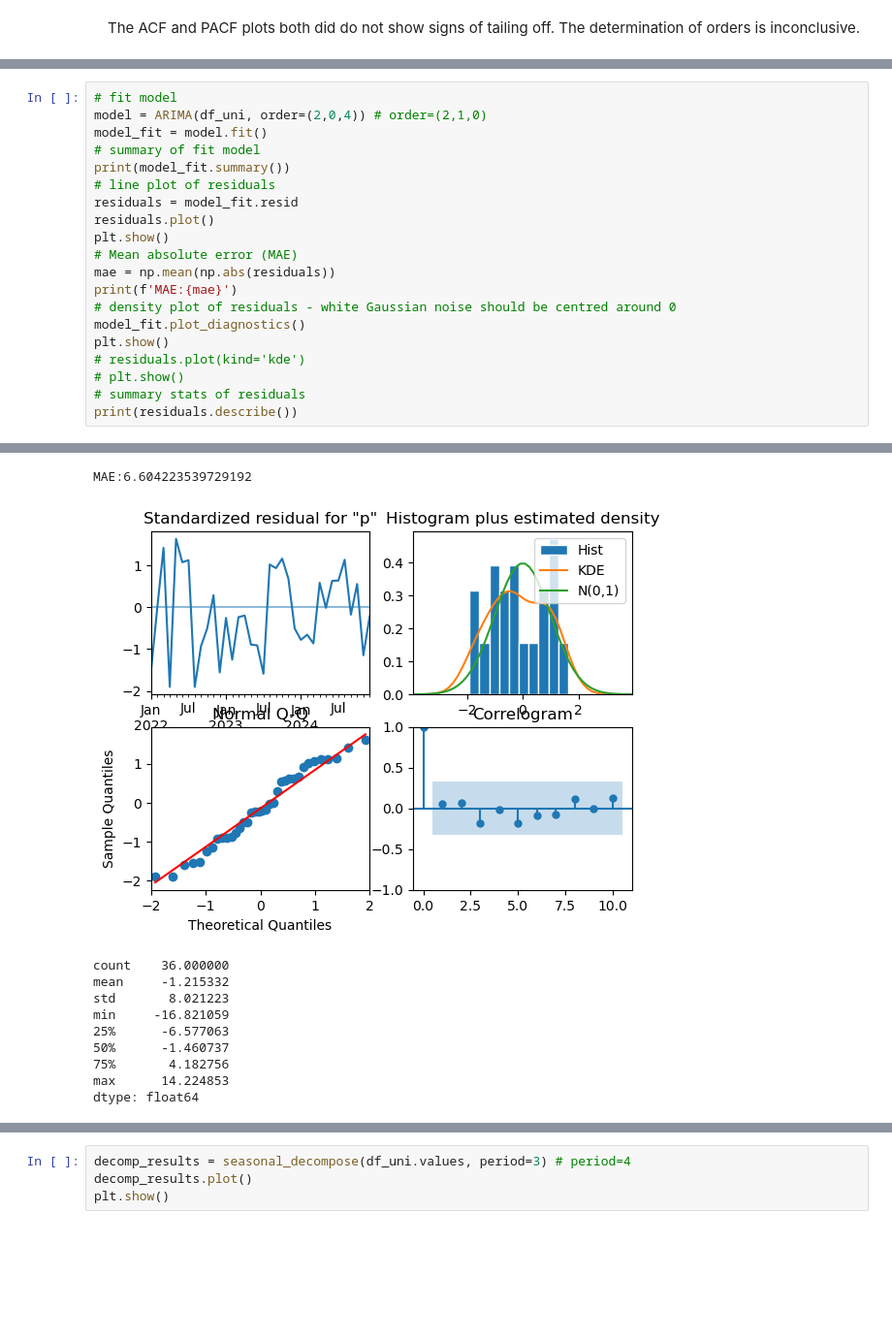
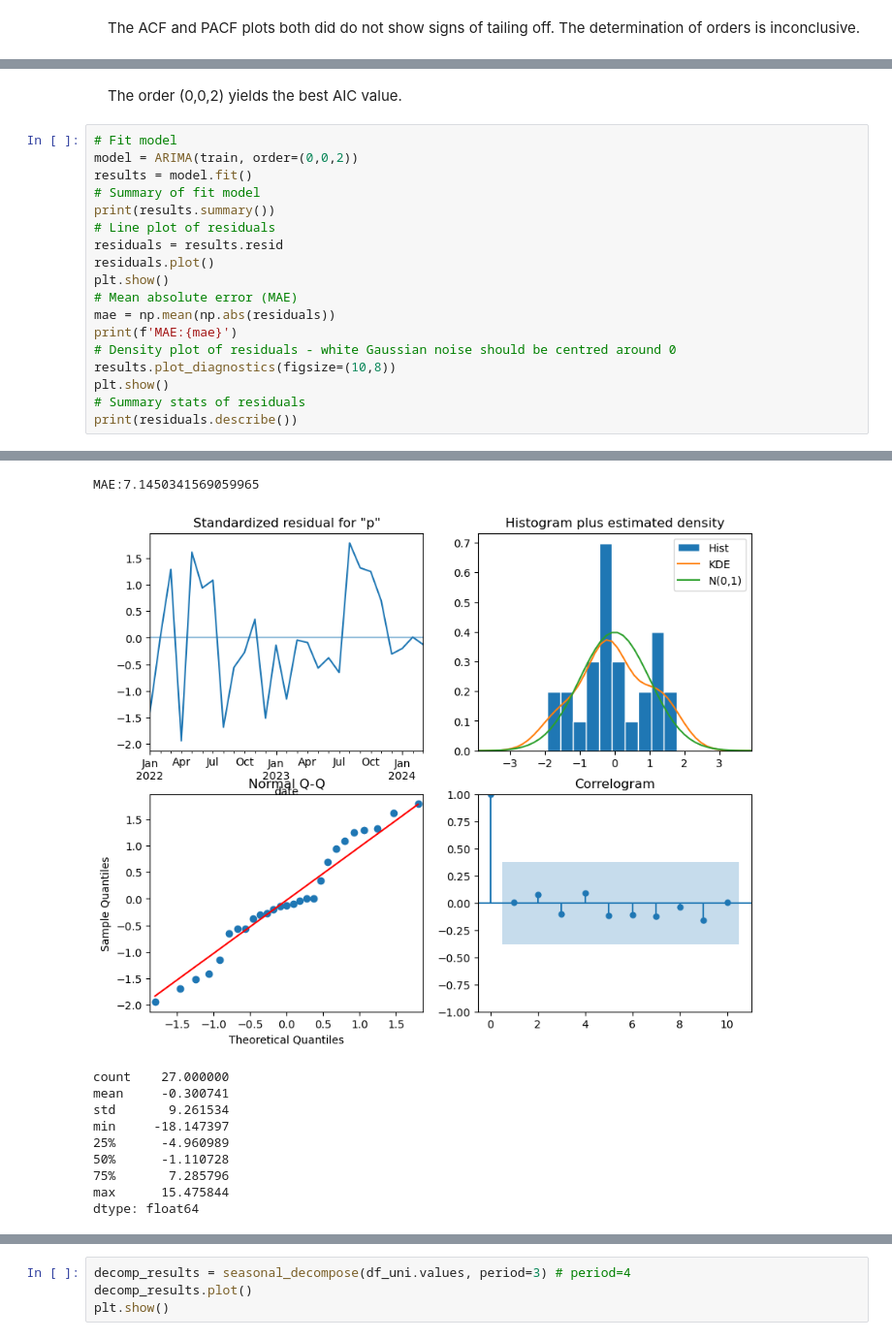
Before and after one commit to moscmh/portfolio, a Jupyter notebook: Time_Series/Perth_Fuel_Forecast/perth_fuel.ipynb, the cells around one changed output, grey strips where cells are left out. Shown at 97% size. Saved outputs shown, nothing was run; the diff lists cells and outputs as text; blank space fills up the shorter version.

```diff
--- a/Time_Series/Perth_Fuel_Forecast/perth_fuel.ipynb
+++ b/Time_Series/Perth_Fuel_Forecast/perth_fuel.ipynb
@@ -237,22 +238,22 @@ order_df.sort_values(['aic', 'bic'])
+# %% [markdown]
+&emsp;The order (0,0,2) yields the best AIC value.
 # %%
-# fit model
-model = ARIMA(df_uni, order=(2,0,4)) # order=(2,1,0)
-model_fit = model.fit()
-# summary of fit model
-print(model_fit.summary())
-# line plot of residuals
-residuals = model_fit.resid
+# Fit model
+model = ARIMA(train, order=(0,0,2))
+results = model.fit()
+# Summary of fit model
+print(results.summary())
+# Line plot of residuals
+residuals = results.resid
 residuals.plot()
 plt.show()
 # Mean absolute error (MAE)
 mae = np.mean(np.abs(residuals))
 print(f'MAE:{mae}')
-# density plot of residuals - white Gaussian noise should be centred around 0
-model_fit.plot_diagnostics()
+# Density plot of residuals - white Gaussian noise should be centred around 0
+results.plot_diagnostics(figsize=(10,8))
 plt.show()
-# residuals.plot(kind='kde')
-# plt.show()
-# summary stats of residuals
+# Summary stats of residuals
 print(residuals.describe())
 # %% [output]
                                SARIMAX Results
@@ -276,11 +277,11 @@ Warnings:
-MAE:6.604223539729192
+MAE:7.1450341569059965
-[figure, old version]
+[figure, new version]
-count    36.000000
-mean     -1.215332
-std       8.021223
-min     -16.821059
-25%      -6.577063
-50%      -1.460737
-75%       4.182756
-max      14.224853
+count    27.000000
+mean     -0.300741
+std       9.261534
+min     -18.147397
+25%      -4.960989
+50%      -1.110728
+75%       7.285796
+max      15.475844
 dtype: float64
```
Also changed, not shown: parts of 29 cells of this notebook, 1 other file.
